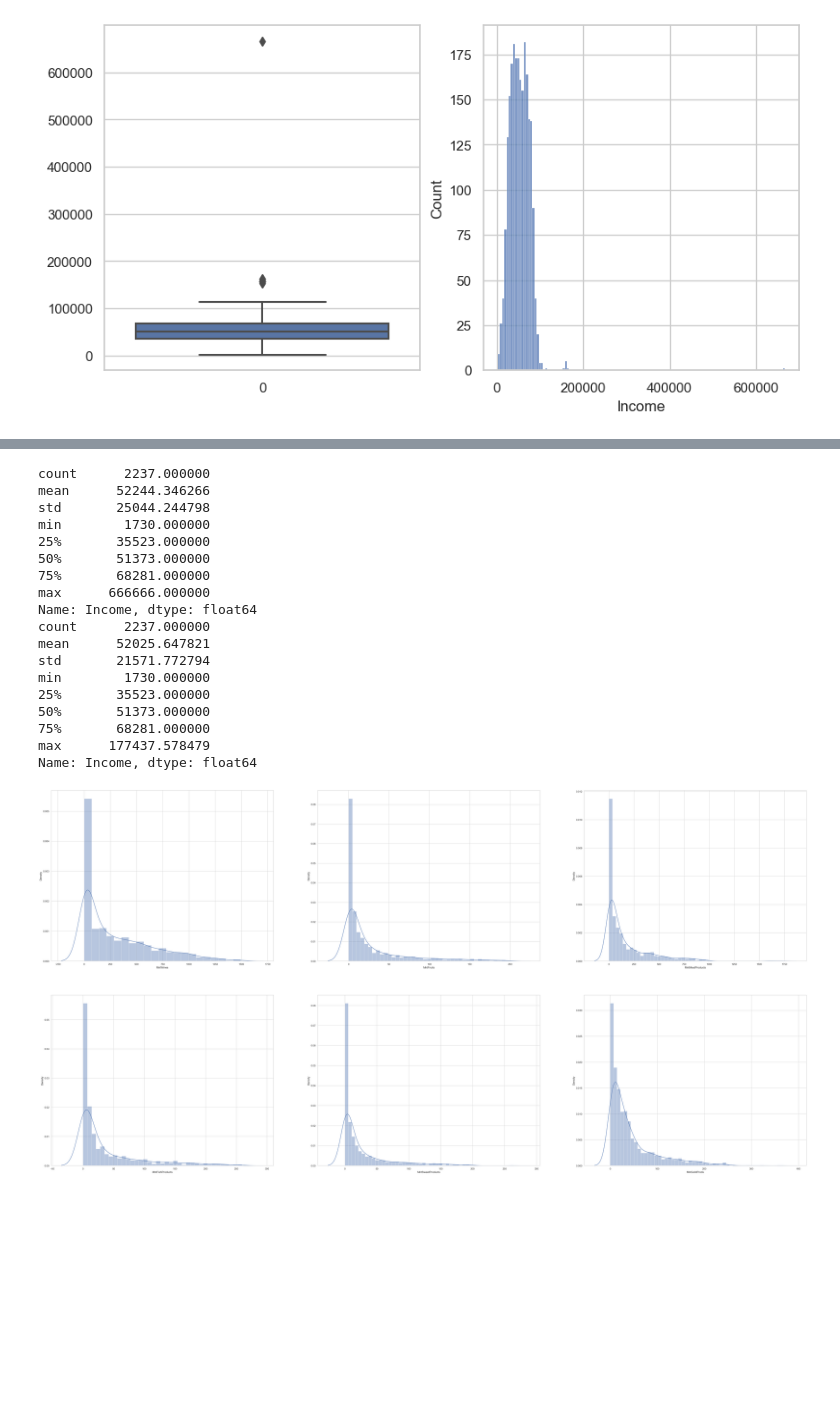
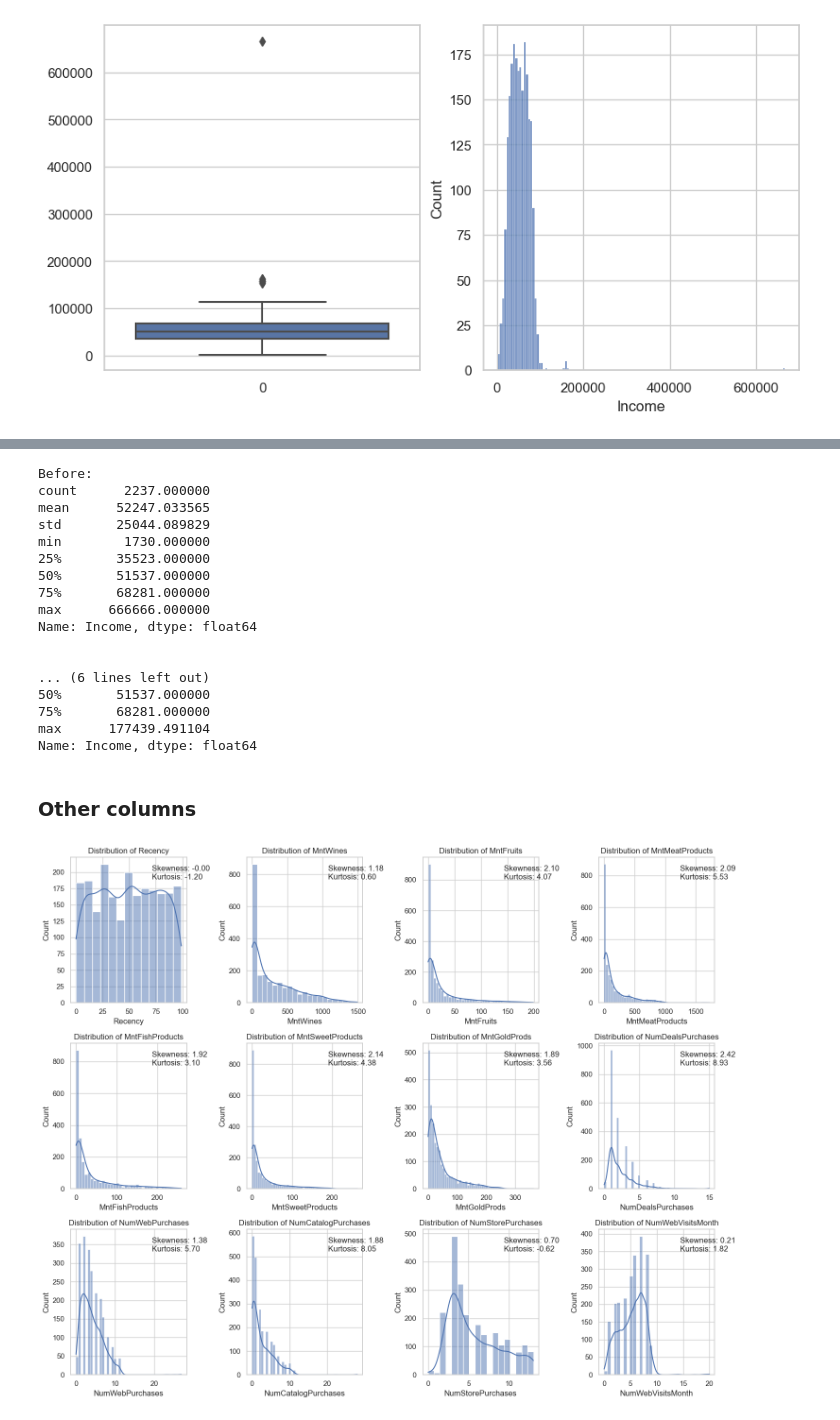
Before and after one commit to annapoltavets/ml-and-engineering-docs, a Jupyter notebook: caltech/module2-statistics/marketing_campaign/Marketing_EDA.ipynb, the cells around one changed output, grey strips where cells are left out. Saved outputs shown, nothing was run; the diff lists cells and outputs as text; code cells hidden in the pictures; blank space fills up the shorter version.

```diff
--- a/caltech/module2-statistics/marketing_campaign/Marketing_EDA.ipynb
+++ b/caltech/module2-statistics/marketing_campaign/Marketing_EDA.ipynb
@@ -139,0 +150,5 @@ Name: Education, dtype: object
+# %%
+# encode Education and marital status
+from feature_engine.encoding import OrdinalEncoder
+od = OrdinalEncoder(encoding_method='arbitrary')
+df = od.fit_transform(df)
@@ -140,3 +157,12 @@ Name: Education, dtype: object
+# %%
+from datetime import datetime
+#Create variables to represent the total number of children, age, and total spending.
+df['Children'] = df['Kidhome'] + df['Teenhome']
+#Derive the total purchases from the number of transactions across the three channels.
+df['NumAllChannelsPurchases'] = df['NumWebPurchases'] + df['NumCatalogPurchases'] + df['NumStorePurchases']
+# Age
+current_year = datetime.now().year
+df['Age'] = current_year - df['Year_Birth']
 # %%
 print("Statistical analysis:")
 df.describe().T
@@ -294,48 +296,59 @@ plt.show()
 # %%
 # replaced outlier with tail value
 from feature_engine.outliers import Winsorizer
-print(df['Income'].describe())
+print('Before: \n' + str(df['Income'].describe()))
 capper = Winsorizer(capping_method='gaussian',
                     tail='right',
                     fold=5,
                     variables=['Income'])
 
 df= capper.fit_transform(df)
-print(df['Income'].describe())
+print('\n')
+print('After: \n' + str(df['Income'].describe()))
 # %% [output]
+Before:
 count      2237.000000
-mean      52244.346266
-std       25044.244798
+mean      52247.033565
+std       25044.089829
 min        1730.000000
 25%       35523.000000
-50%       51373.000000
+50%       51537.000000
 75%       68281.000000
 max      666666.000000
 Name: Income, dtype: float64
-count      2237.000000
-mean      52025.647821
-std       21571.772794
-min        1730.000000
-25%       35523.000000
-50%       51373.000000
+
+
+... (6 lines left out)
+50%       51537.000000
 75%       68281.000000
-max      177437.578479
+max      177439.491104
 Name: Income, dtype: float64
+# %% [markdown]
+### Other columns
 # %%
-import matplotlib.pyplot as plt
-import seaborn as sns
+# Visualize distributions of key numerical variables
+fig, axes = plt.subplots(3, 4, figsize=(15, 12))
+axes = axes.flatten()
+cols = ['Recency', 'MntWines', 'MntFruits',
+        'MntMeatProducts', 'MntFishProducts', 'MntSweetProducts',
+        'MntGoldProds', 'NumDealsPurchases', 'NumWebPurchases',
+        'NumCatalogPurchases', 'NumStorePurchases', 'NumWebVisitsMonth']
+for i, col in enumerate(cols):
+    if i < len(axes):
+        if df[col].notna().any():  # Only plot columns with non-null values
+            sns.histplot(df[col].dropna(), kde=True, ax=axes[i])
+            axes[i].set_title(f'Distribution of {col}')
 
-fig, axes = plt.subplots(nrows=2, ncols=3, figsize=(60,30))
-sns.distplot(df['MntWines'], ax=axes[0, 0])
-sns.distplot(df['MntFruits'], ax=axes[0,1])
-sns.distplot(df['MntMeatProducts'], ax=axes[0,2])
-sns.distplot(df['MntFishProducts'], ax=axes[1, 0])
-sns.distplot(df['MntSweetProducts'], ax=axes[1,1])
-sns.distplot(df['MntGoldProds'], ax=axes[1,2])
+            # Add skewness and kurtosis
+            skewness = df[col].skew()
+            kurtosis = df[col].kurt()
+            axes[i].annotate(f'Skewness: {skewness:.2f}\nKurtosis: {kurtosis:.2f}',
+                             xy=(0.7, 0.85), xycoords='axes fraction')
 
+plt.tight_layout()
 plt.show()
 # %% [output]
-[figure, old version]
+[figure, new version]
 # %% [markdown]
 #### ![](data/7611621.png)  &nbsp;&nbsp;   Analysis Notes:
 
```
Also changed, not shown: parts of 32 cells of this notebook.
